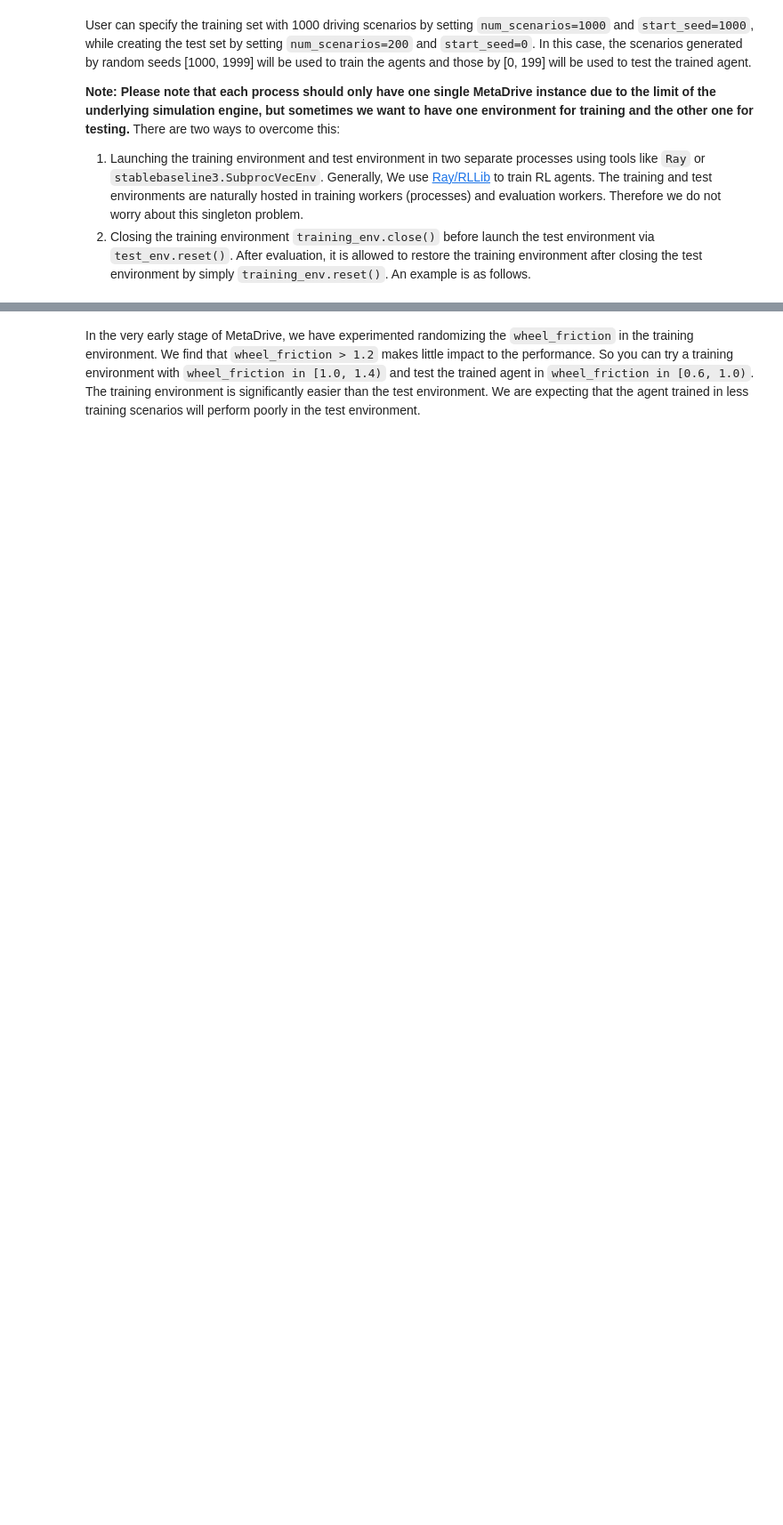
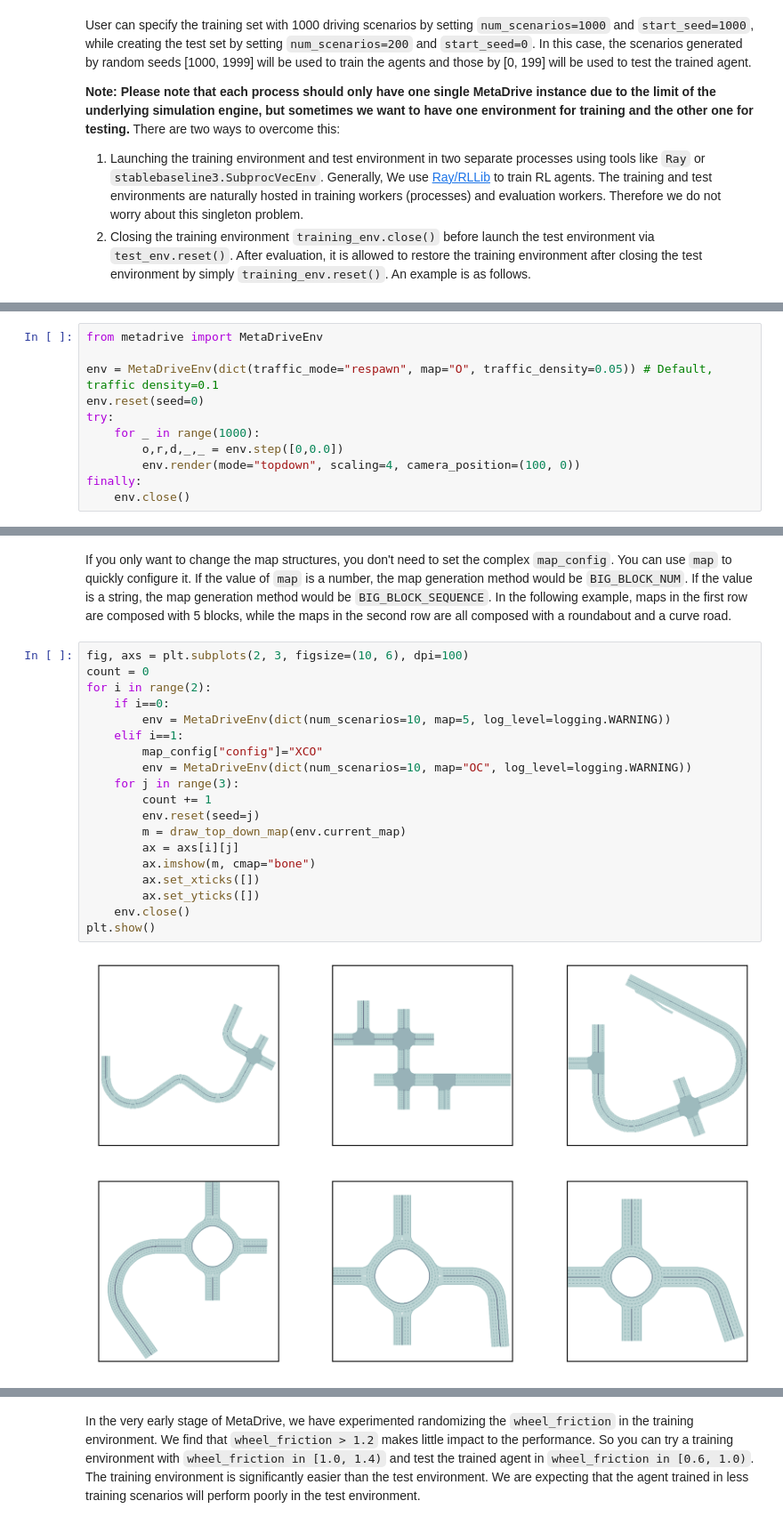
Before and after one commit to metadriverse/metadrive, a Jupyter notebook: documentation/source/rl_environments.ipynb, the cells around one changed output, grey strips where cells are left out. Shown at 89% size. Cells and saved outputs as stored; diff of their text form; blank space fills up the shorter version.

```diff
--- a/documentation/source/rl_environments.ipynb
+++ b/documentation/source/rl_environments.ipynb
@@ -140,0 +155,11 @@ There are 4 types of traffic vehicles
+# %%
+from metadrive import MetaDriveEnv
+
+env = MetaDriveEnv(dict(traffic_mode="respawn", map="O", traffic_density=0.05)) # Default, traffic density=0.1
+env.reset(seed=0)
+try:
+    for _ in range(1000):
+        o,r,d,_,_ = env.step([0,0.0])
+        env.render(mode="topdown", scaling=4, camera_position=(100, 0))
+finally:
+    env.close()
@@ -141 +267,24 @@ There are 4 types of traffic vehicles
+# %% [markdown]
+If you only want to change the map structures, you don't need to set the complex `map_config`. You can use `map` to quickly configure it. If the value of `map` is a number, the map generation method would be `BIG_BLOCK_NUM`. If the value is a string, the map generation method would be `BIG_BLOCK_SEQUENCE`. In the following example, maps in the first row are composed with 5 blocks, while the maps in the second row are all composed with a roundabout and a curve road.
+# %%
+fig, axs = plt.subplots(2, 3, figsize=(10, 6), dpi=100)
+count = 0
+for i in range(2):
+    if i==0:
+        env = MetaDriveEnv(dict(num_scenarios=10, map=5, log_level=logging.WARNING))
+    elif i==1:
+        map_config["config"]="XCO"
+        env = MetaDriveEnv(dict(num_scenarios=10, map="OC", log_level=logging.WARNING))
+    for j in range(3):
+        count += 1
+        env.reset(seed=j)
+        m = draw_top_down_map(env.current_map)
+        ax = axs[i][j]
+        ax.imshow(m, cmap="bone")
+        ax.set_xticks([])
+        ax.set_yticks([])
+    env.close()
+plt.show()
+# %% [output]
+[figure, added]
 # %% [markdown]
```
Also changed, not shown: parts of 20 cells of this notebook, 1 other file.
